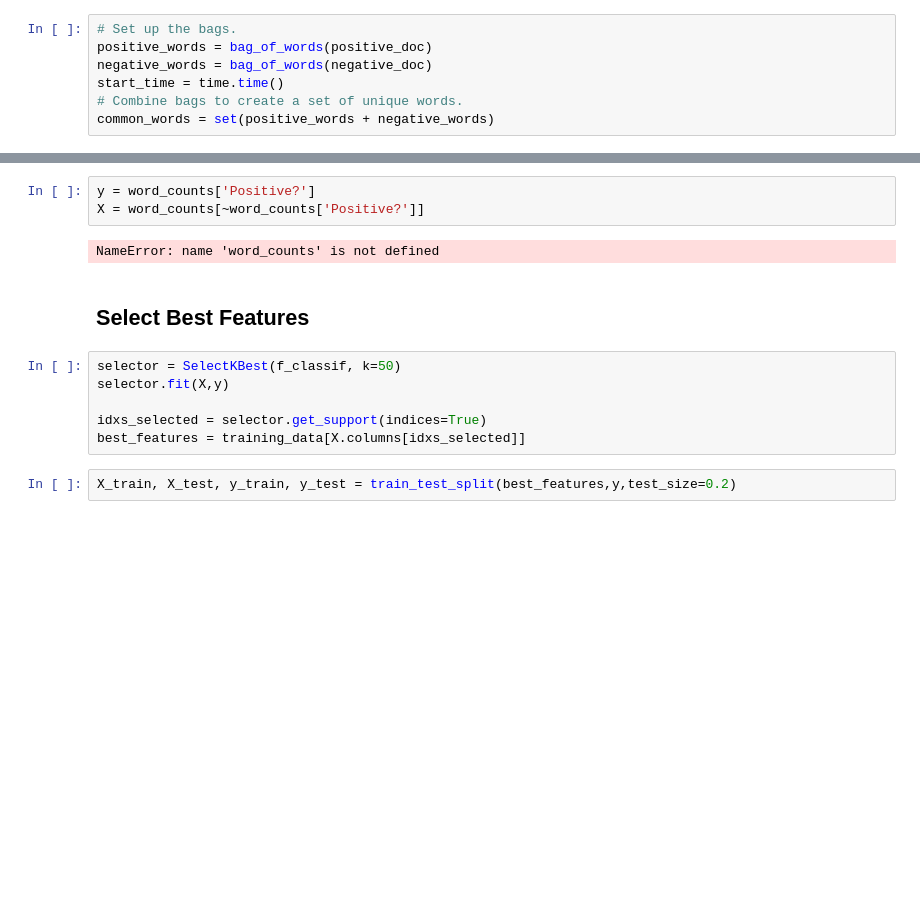
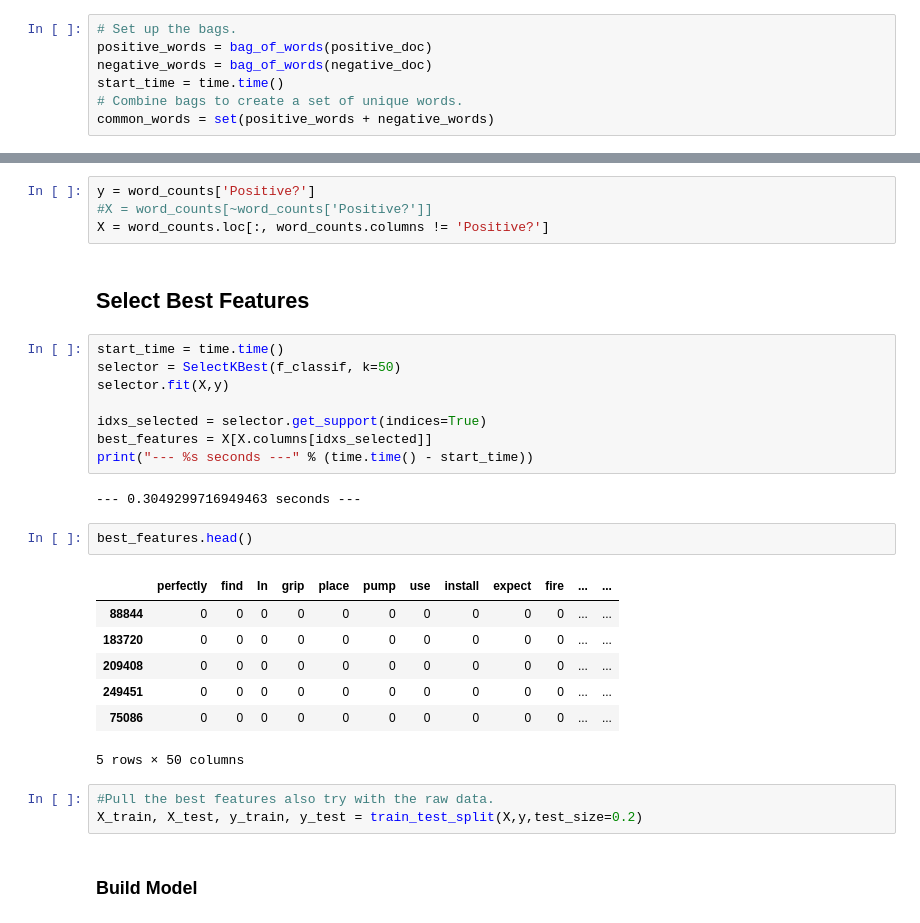
Before and after one commit to madderle/Amazon-Reviews, a Jupyter notebook: src/Amazon Reviews.ipynb, the cells around one changed output, grey strips where cells are left out. Cells and saved outputs as stored; diff of their text form; blank space fills up the shorter version.

```diff
--- a/src/Amazon Reviews.ipynb
+++ b/src/Amazon Reviews.ipynb
@@ -297,16 +305,32 @@ Processing row 80000
 5 rows × 235 columns
 # %%
 y = word_counts['Positive?']
-X = word_counts[~word_counts['Positive?']]
+#X = word_counts[~word_counts['Positive?']]
+X = word_counts.loc[:, word_counts.columns != 'Positive?']
-# %% [output]
-NameError: name 'word_counts' is not defined
 # %% [markdown]
 ## Select Best Features
 # %%
+start_time = time.time()
 selector = SelectKBest(f_classif, k=50)
 selector.fit(X,y)
 
 idxs_selected = selector.get_support(indices=True)
-best_features = training_data[X.columns[idxs_selected]]
+best_features = X[X.columns[idxs_selected]]
+print("--- %s seconds ---" % (time.time() - start_time))
+# %% [output]
+--- 0.3049299716949463 seconds ---
+# %%
+best_features.head()
+# %% [output]
+|  | perfectly | find | In | grip | place | pump | use | install | expect | fire | ... | ... |
+| 88844 | 0 | 0 | 0 | 0 | 0 | 0 | 0 | 0 | 0 | 0 | ... | ... |
+| 183720 | 0 | 0 | 0 | 0 | 0 | 0 | 0 | 0 | 0 | 0 | ... | ... |
+| 209408 | 0 | 0 | 0 | 0 | 0 | 0 | 0 | 0 | 0 | 0 | ... | ... |
+| 249451 | 0 | 0 | 0 | 0 | 0 | 0 | 0 | 0 | 0 | 0 | ... | ... |
+| 75086 | 0 | 0 | 0 | 0 | 0 | 0 | 0 | 0 | 0 | 0 | ... | ... |
+5 rows × 50 columns
 # %%
-X_train, X_test, y_train, y_test = train_test_split(best_features,y,test_size=0.2)
+#Pull the best features also try with the raw data.
+X_train, X_test, y_train, y_test = train_test_split(X,y,test_size=0.2)
+# %% [markdown]
+### Build Model
```
Also changed, not shown: parts of 12 cells of this notebook.
